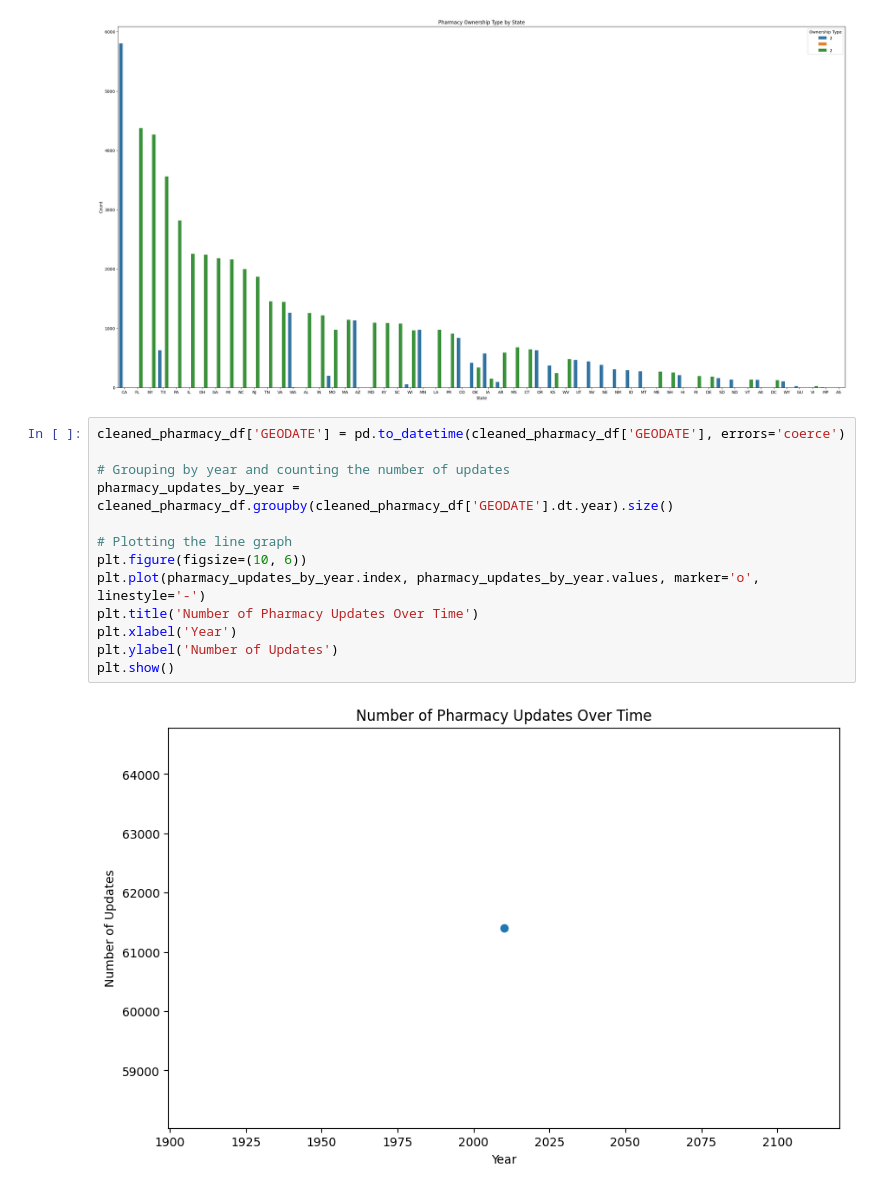
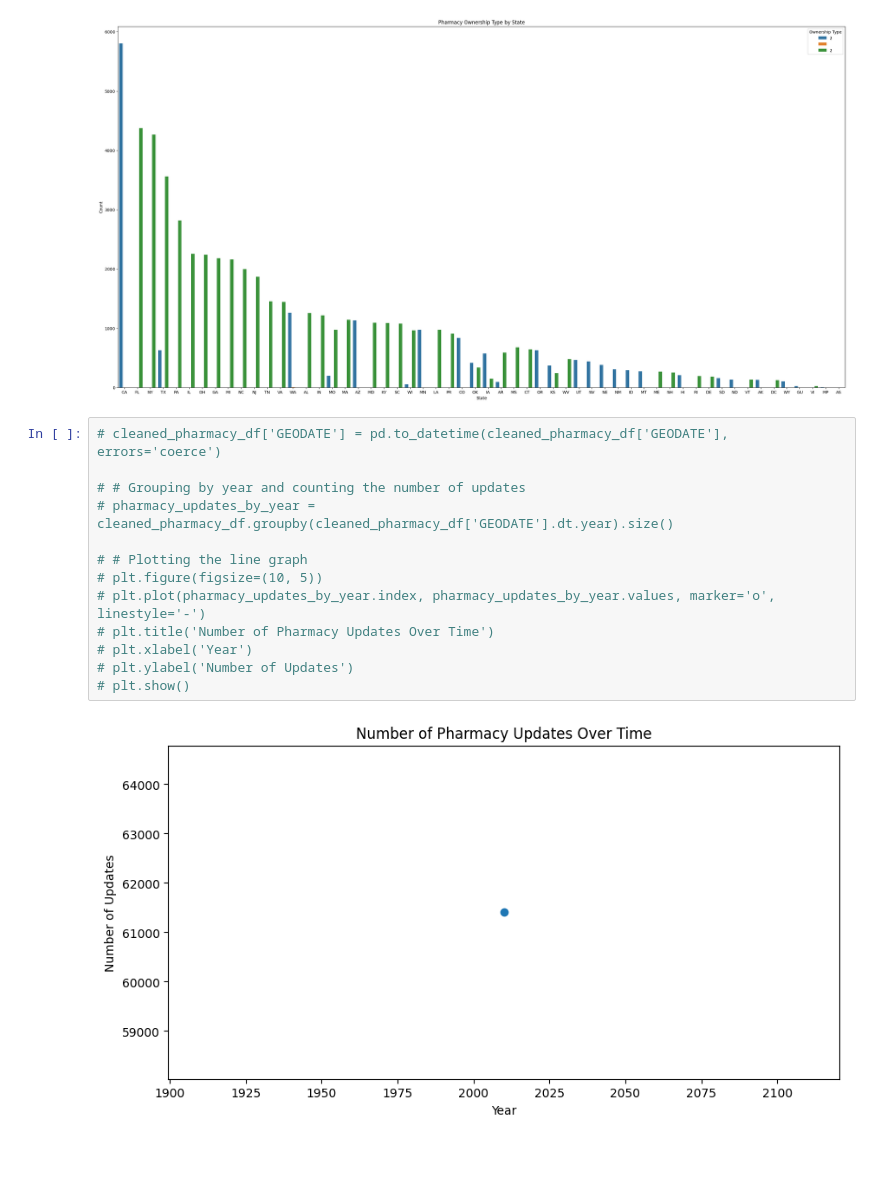
Before and after one commit to jacobjohnxn/scm21cd030placemnet, a Jupyter notebook: python/eda/pharmacy/test.ipynb, the cells around one changed output. Drawn from its saved outputs; the diff is of its cells as text; blank space fills up the shorter version.

Commit message:
removed a plot

```diff
--- a/python/eda/pharmacy/test.ipynb
+++ b/python/eda/pharmacy/test.ipynb
@@ -130,17 +130,17 @@ plt.show()
 # %% [output]
 [figure]
 # %%
-cleaned_pharmacy_df['GEODATE'] = pd.to_datetime(cleaned_pharmacy_df['GEODATE'], errors='coerce')
+# cleaned_pharmacy_df['GEODATE'] = pd.to_datetime(cleaned_pharmacy_df['GEODATE'], errors='coerce')
 
-# Grouping by year and counting the number of updates
-pharmacy_updates_by_year = cleaned_pharmacy_df.groupby(cleaned_pharmacy_df['GEODATE'].dt.year).size()
+# # Grouping by year and counting the number of updates
+# pharmacy_updates_by_year = cleaned_pharmacy_df.groupby(cleaned_pharmacy_df['GEODATE'].dt.year).size()
 
-# Plotting the line graph
-plt.figure(figsize=(10, 6))
-plt.plot(pharmacy_updates_by_year.index, pharmacy_updates_by_year.values, marker='o', linestyle='-')
-plt.title('Number of Pharmacy Updates Over Time')
-plt.xlabel('Year')
-plt.ylabel('Number of Updates')
-plt.show()
+# # Plotting the line graph
+# plt.figure(figsize=(10, 5))
+# plt.plot(pharmacy_updates_by_year.index, pharmacy_updates_by_year.values, marker='o', linestyle='-')
+# plt.title('Number of Pharmacy Updates Over Time')
+# plt.xlabel('Year')
+# plt.ylabel('Number of Updates')
+# plt.show()
 # %% [output]
-[figure, old version]
+[figure, new version]
```
